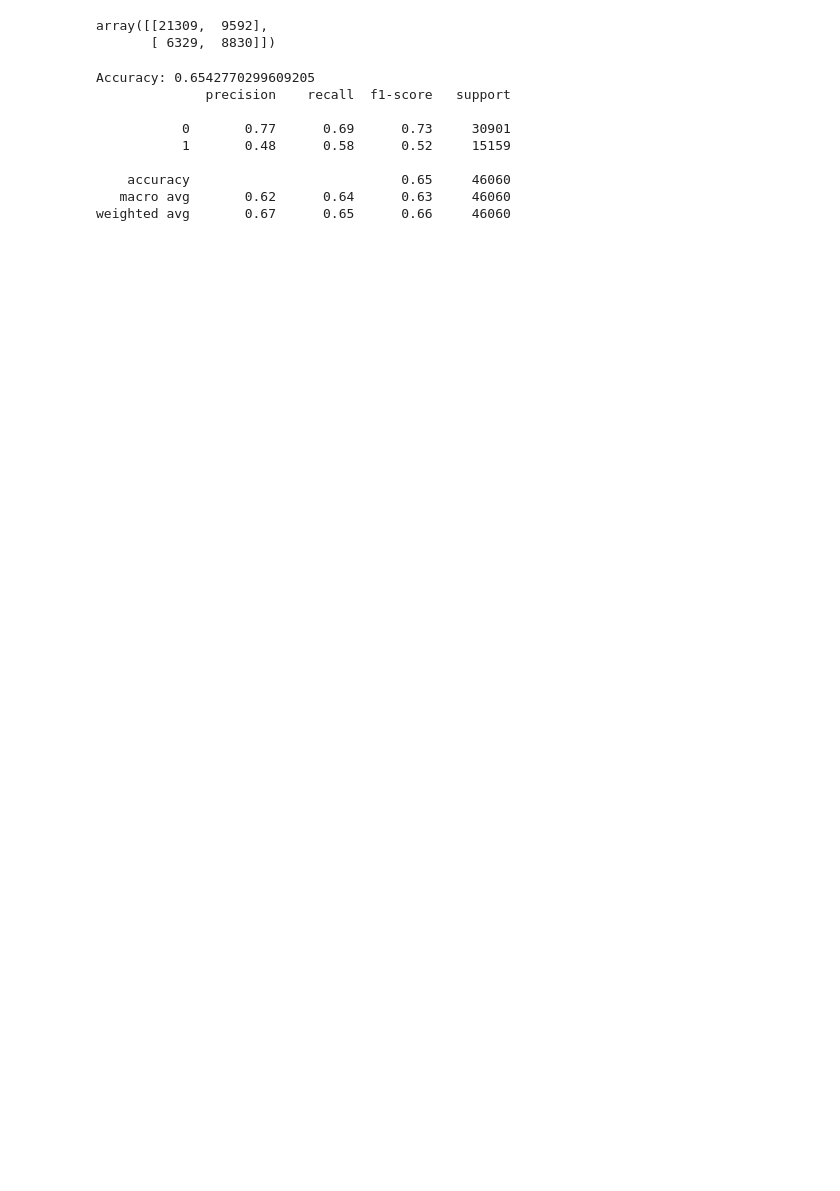
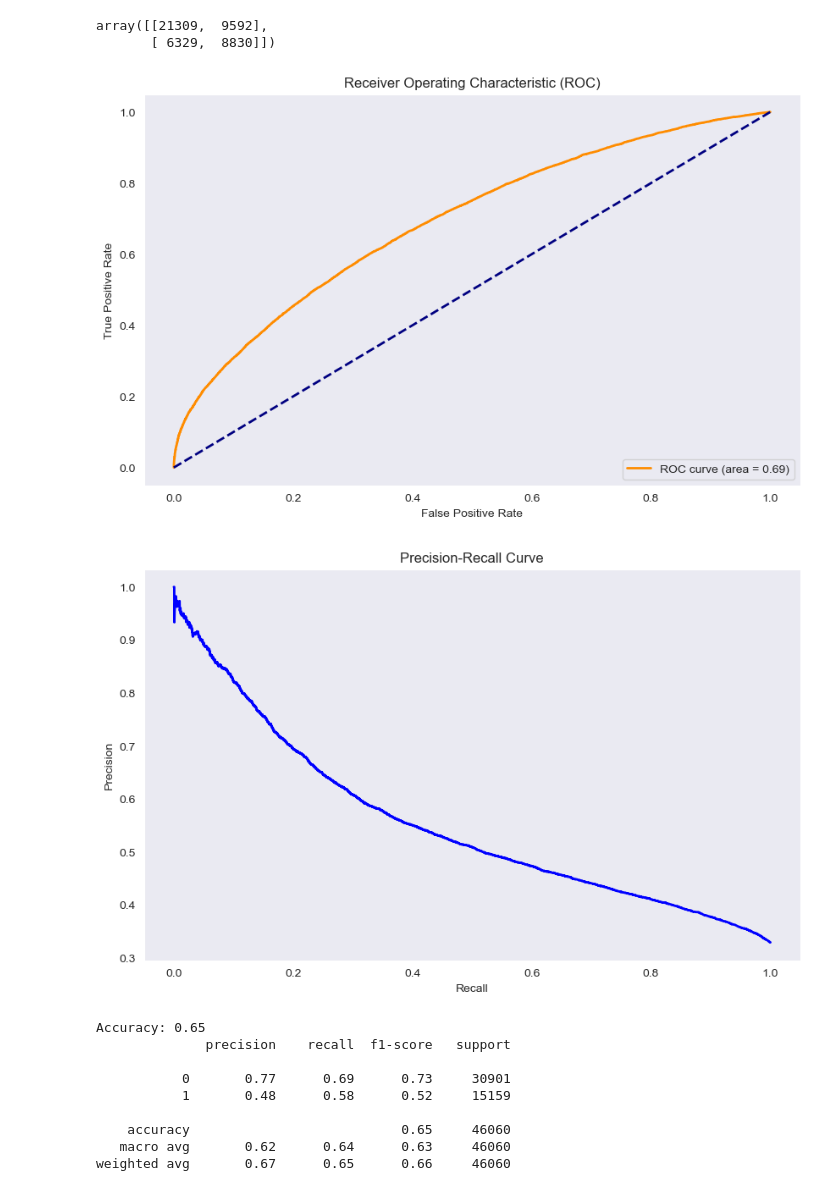
Before and after one commit to dgrixti/ai-us-crime-analysis, a Jupyter notebook: ML_XGBOOST.ipynb, the cells around one changed output. Saved outputs shown, nothing was run; the diff lists cells and outputs as text; code cells hidden in the pictures; blank space fills up the shorter version.

```diff
--- a/ML_XGBOOST.ipynb
+++ b/ML_XGBOOST.ipynb
@@ -62,8 +97,13 @@ from imblearn.over_sampling import SMOTE
 
 smote = SMOTE(random_state=42)
 X_train_resampled, y_train_resampled = smote.fit_resample(X_train, y_train)
+print(y_train_resampled.value_counts())
 
-xgb_model = XGBClassifier(eval_metric='aucpr', random_state=42)
+
+# Calculate scale_pos_weight
+scale_pos_weight = len(y_train_resampled[y_train_resampled == 0]) / len(y_train_resampled[y_train_resampled == 1])
+
+xgb_model = XGBClassifier(eval_metric='aucpr', random_state=42, scale_pos_weight=scale_pos_weight)
 # Step 3: Train the XGBoost classifier
 xgb_model.fit(X_train_resampled, y_train_resampled)
 
@@ -90,6 +134,39 @@ confusion_matrix(y_test, y_pred)
 # %% [output]
 array([[21309,  9592],
        [ 6329,  8830]])
+# %%
+# Calculate probabilities for ROC and precision-recall curves
+y_prob = xgb_model.predict_proba(X_test)[:, 1]  # Get probabilities for the positive class
+
+# Compute ROC curve and AUC
+fpr, tpr, _ = roc_curve(y_test, y_prob)
+roc_auc = auc(fpr, tpr)
+
+# Plot ROC curve
+plt.figure(figsize=(10, 6))
+plt.plot(fpr, tpr, color='darkorange', lw=2, label=f'ROC curve (area = {roc_auc:.2f})')
+plt.plot([0, 1], [0, 1], color='navy', lw=2, linestyle='--')
+plt.xlabel('False Positive Rate')
+plt.ylabel('True Positive Rate')
+plt.title('Receiver Operating Characteristic (ROC)')
+plt.legend(loc='lower right')
+plt.grid()
+plt.show()
+
+# Compute Precision-Recall curve
+precision, recall, _ = precision_recall_curve(y_test, y_prob)
+
+# Plot Precision-Recall curve
+plt.figure(figsize=(10, 6))
+plt.plot(recall, precision, color='blue', lw=2)
+plt.xlabel('Recall')
+plt.ylabel('Precision')
+plt.title('Precision-Recall Curve')
+plt.grid()
+plt.show()
+# %% [output]
+[figure, added]
+[figure, added]
 # %%
 from imblearn.over_sampling import ADASYN
 
@@ -104,12 +181,12 @@ xgb_model.fit(X_train_resampled, y_train_resampled)
 y_pred = xgb_model.predict(X_test)
 # Evaluate the model's performance
 accuracy = accuracy_score(y_test, y_pred)
-print(f"Accuracy: {accuracy}")
+print(f"Accuracy: {accuracy:.2f}")
 
 # Display the classification report
 print(classification_report(y_test, y_pred))
 # %% [output]
-Accuracy: 0.6542770299609205
+Accuracy: 0.65
               precision    recall  f1-score   support
 
            0       0.77      0.69      0.73     30901
```
Also changed, not shown: parts of 3 cells of this notebook, 1 other file.
